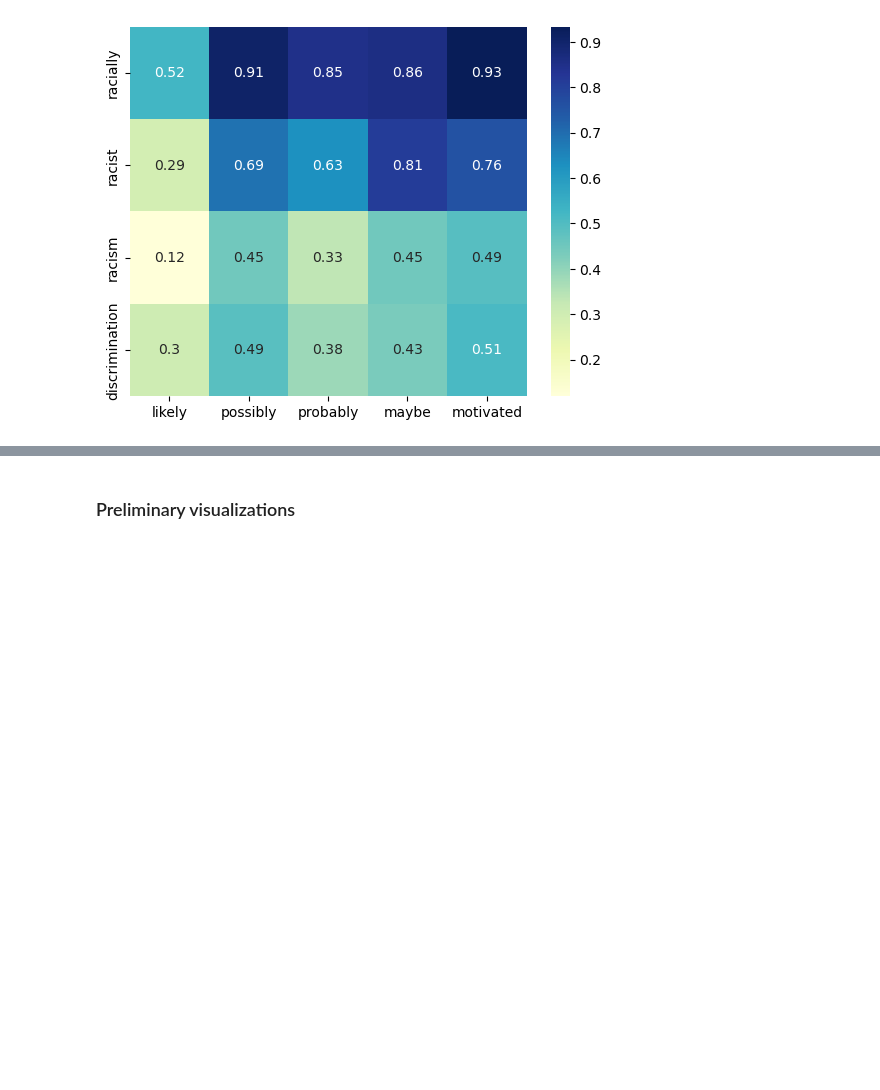
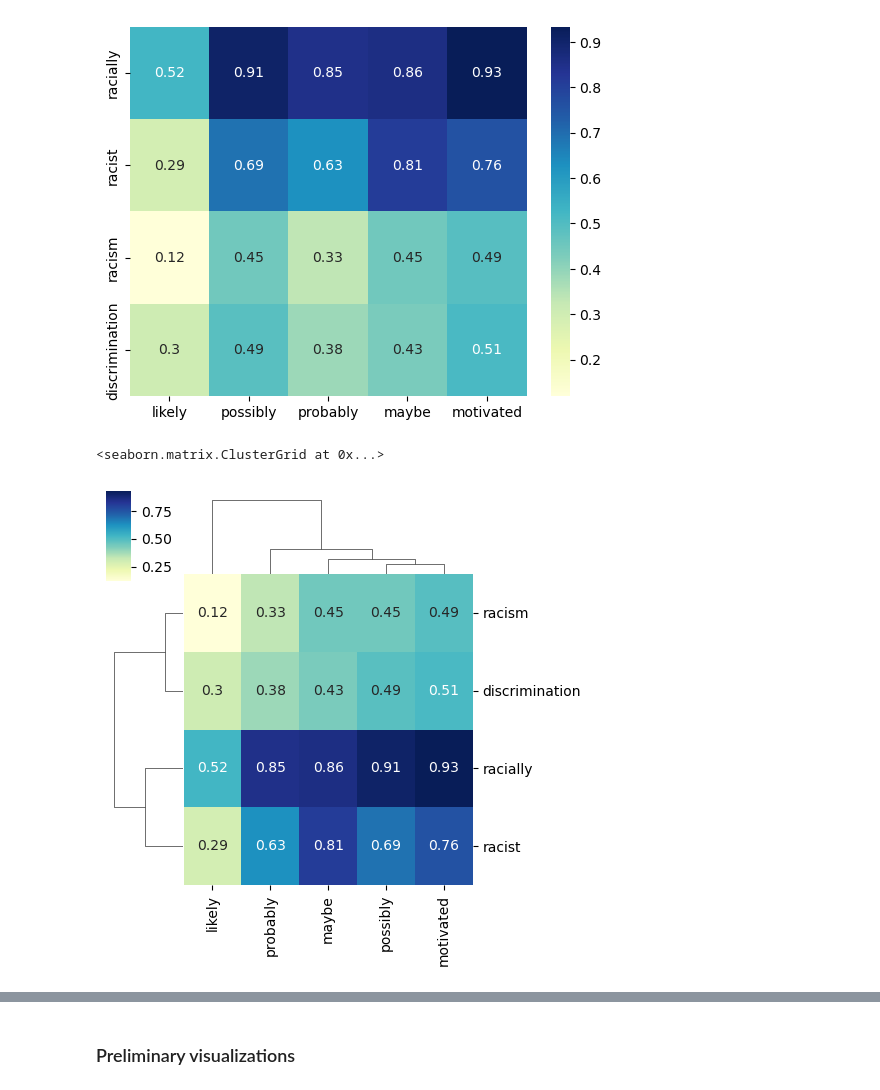
Before and after one commit to dlab-projects/interrogating_racism_medical_literature, a Jupyter notebook: notebooks/word_embedding_similarity.ipynb, the cells around one changed output, grey strips where cells are left out. Saved outputs shown, nothing was run; the diff lists cells and outputs as text; code cells hidden in the pictures; blank space fills up the shorter version.

```diff
--- a/notebooks/word_embedding_similarity.ipynb
+++ b/notebooks/word_embedding_similarity.ipynb
@@ -179,3 +187,9 @@ racist          0.291153  0.691515  0.625516  0.811148   0.755968
 racism          0.119155  0.447579  0.332674  0.448843   0.488132
 discrimination  0.304215  0.487112  0.384871  0.431277   0.510889
 [figure]
+# %%
+sns.clustermap(mean_similarity_df.loc[["racially", "racist", "racism", "discrimination"],
+                                      lst_interest], annot=True, cmap="YlGnBu", figsize=(5, 5))
+# %% [output]
+<seaborn.matrix.ClusterGrid at 0x...>
+[figure, added]
```
Also changed, not shown: parts of 12 cells of this notebook, 3 other files.
